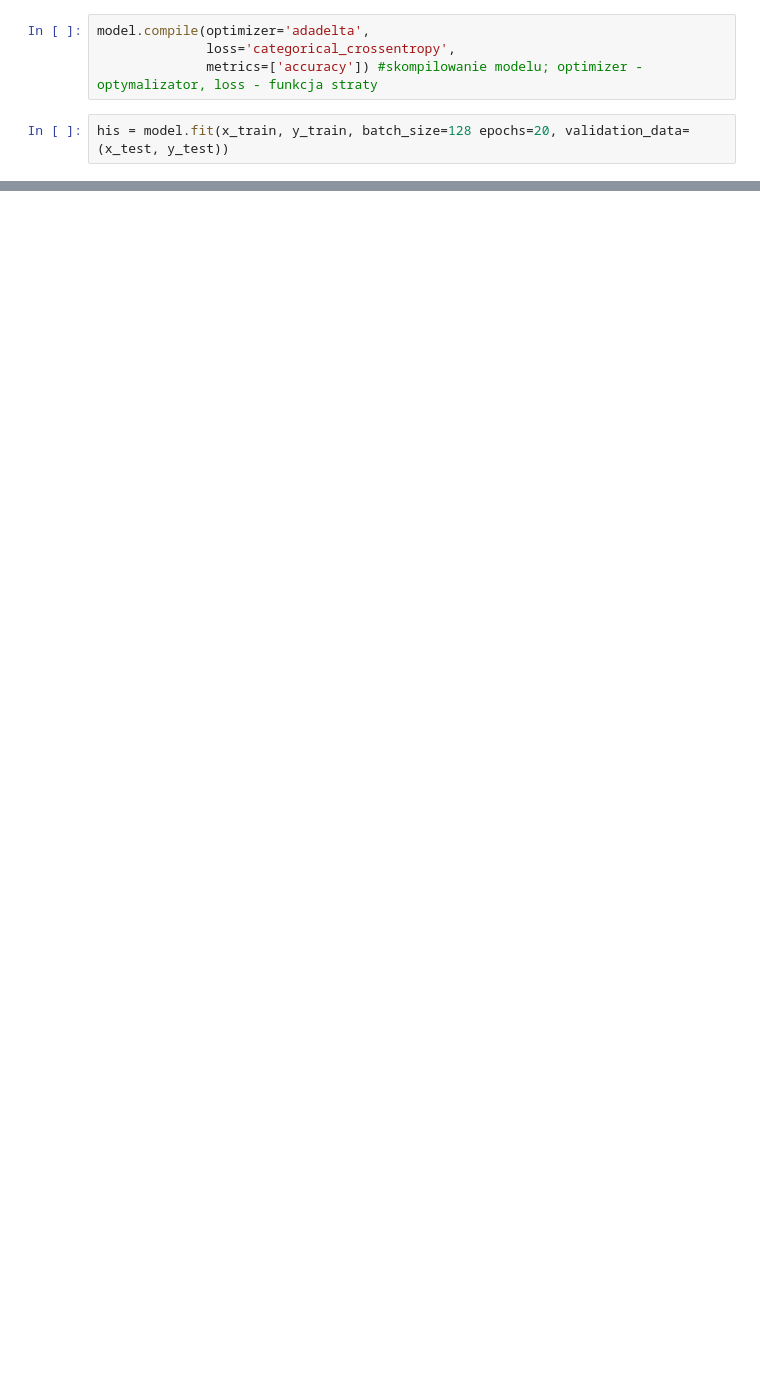
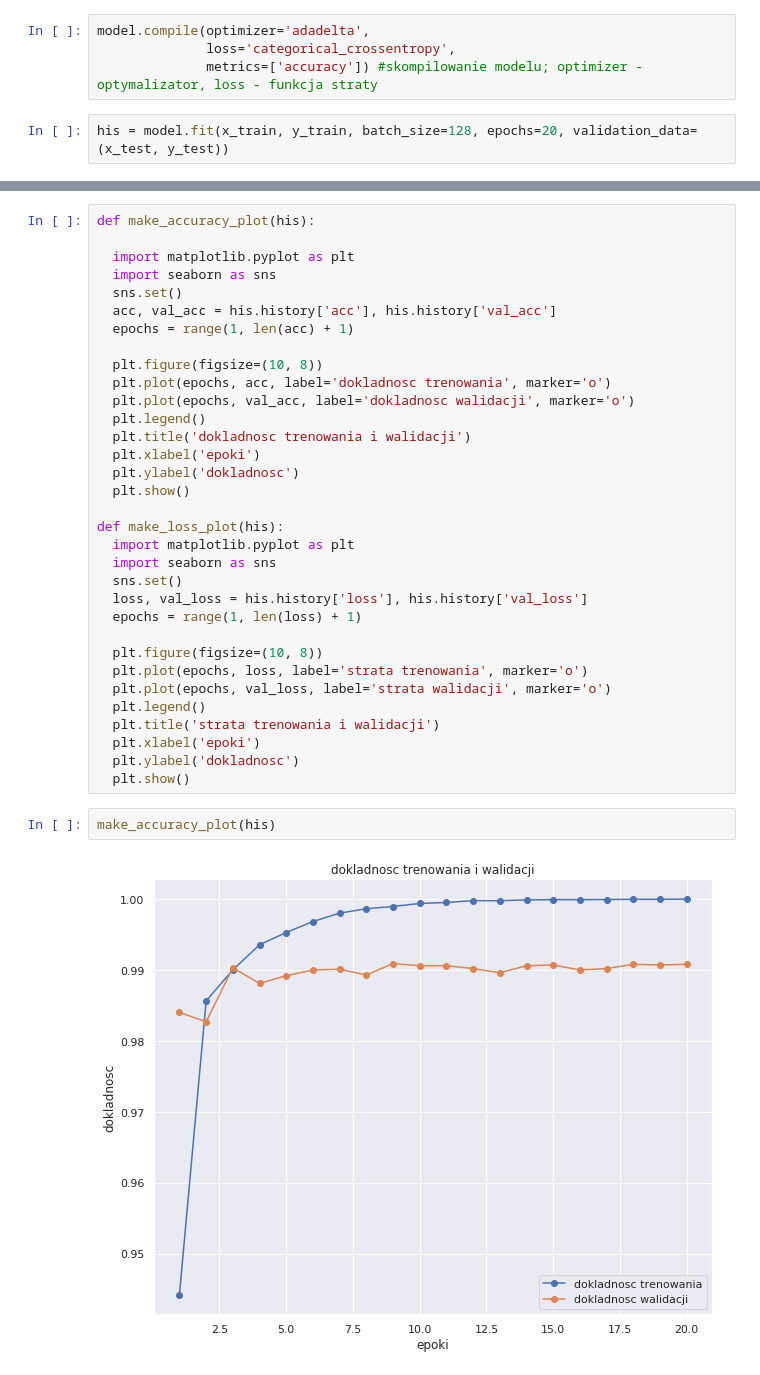
Before and after one commit to kamilpopowski/aaa, a Jupyter notebook: Konwolucyjna_sieć_neuronowa.ipynb, the cells around one changed output, grey strips where cells are left out. Saved outputs shown, nothing was run; the diff lists cells and outputs as text; blank space fills up the shorter version.

```diff
--- a/Konwolucyjna_sieć_neuronowa.ipynb
+++ b/Konwolucyjna_sieć_neuronowa.ipynb
@@ -125,5 +125,5 @@ model.compile(optimizer='adadelta',
               loss='categorical_crossentropy',
               metrics=['accuracy']) #skompilowanie modelu; optimizer - optymalizator, loss - funkcja straty
 # %%
-his = model.fit(x_train, y_train, batch_size=128 epochs=20, validation_data=(x_test, y_test))
+his = model.fit(x_train, y_train, batch_size=128, epochs=20, validation_data=(x_test, y_test))
 # %% [output]
@@ -130,0 +147,37 @@ SyntaxError: ignored
+# %%
+def make_accuracy_plot(his):
+
+  import matplotlib.pyplot as plt
+  import seaborn as sns
+  sns.set()
+  acc, val_acc = his.history['acc'], his.history['val_acc']
+  epochs = range(1, len(acc) + 1)
+
+  plt.figure(figsize=(10, 8))
+  plt.plot(epochs, acc, label='dokladnosc trenowania', marker='o')
+  plt.plot(epochs, val_acc, label='dokladnosc walidacji', marker='o')
+  plt.legend()
+  plt.title('dokladnosc trenowania i walidacji')
+  plt.xlabel('epoki')
+  plt.ylabel('dokladnosc')
+  plt.show()
+
+def make_loss_plot(his):
+  import matplotlib.pyplot as plt
+  import seaborn as sns
+  sns.set()
+  loss, val_loss = his.history['loss'], his.history['val_loss']
+  epochs = range(1, len(loss) + 1)
+
+  plt.figure(figsize=(10, 8))
+  plt.plot(epochs, loss, label='strata trenowania', marker='o')
+  plt.plot(epochs, val_loss, label='strata walidacji', marker='o')
+  plt.legend()
+  plt.title('strata trenowania i walidacji')
+  plt.xlabel('epoki')
+  plt.ylabel('dokladnosc')
+  plt.show()
+# %%
+make_accuracy_plot(his)
+# %% [output]
+[figure, added]
```
Also changed, not shown: parts of 3 cells of this notebook.
